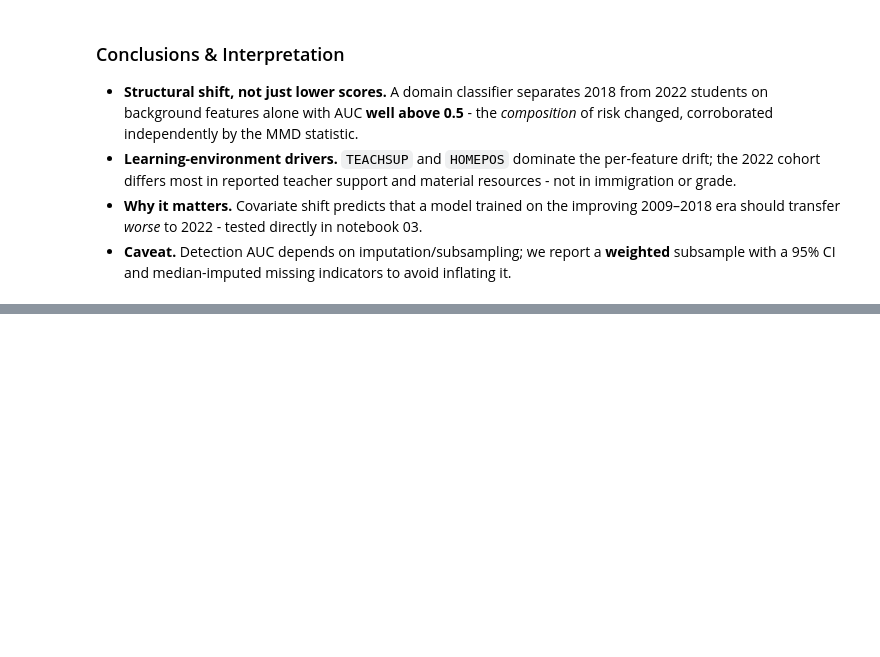
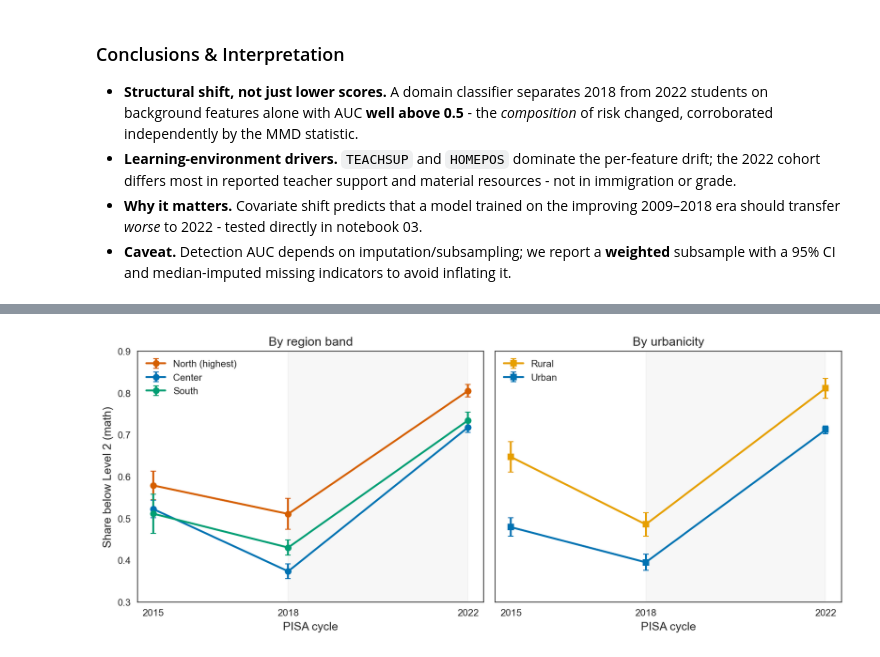
Before and after one commit to xhoja/oecd-pisa-albania, a Jupyter notebook: notebooks/02_crisis_in_context.ipynb, the cells around one changed output, grey strips where cells are left out. Drawn from its saved outputs; the diff is of its cells as text; code cells hidden in the pictures; blank space fills up the shorter version.

```diff
--- a/notebooks/02_crisis_in_context.ipynb
+++ b/notebooks/02_crisis_in_context.ipynb
@@ -270,0 +275,8 @@ If shift-AUC is high and TEACHSUP/HOMEPOS dominate the drift, the 2022 regressio
+# %%
+from src.visualization.style import apply_publication_style, PALETTE, SEQUENTIAL_CMAP
+apply_publication_style()
+R = '../outputs/results/'
+region = pd.read_csv(R+'geographic_region_by_cycle.csv')
+urban  = pd.read_csv(R+'geographic_urbanicity_by_cycle.csv')
+cell   = pd.read_csv(R+'geographic_cell_by_cycle.csv')
+gaps   = pd.read_csv(R+'geographic_gaps.csv')
@@ -270,0 +287,20 @@ If shift-AUC is high and TEACHSUP/HOMEPOS dominate the drift, the 2022 regressio
+# %%
+REG_C = {'North':PALETTE['vermilion'],'Center':PALETTE['blue'],'South':PALETTE['green']}
+URB_C = {'Rural':PALETTE['orange'],'Urban':PALETTE['blue']}
+fig,(a1,a2)=plt.subplots(1,2,figsize=(11,4.6),sharey=True)
+for b in ['North','Center','South']:
+    s=region[region.region==b].sort_values('CYCLE')
+    a1.errorbar(s.CYCLE,s.at_risk,yerr=1.96*s.se,marker='o',capsize=3,lw=2,
+                color=REG_C[b],label=b+(' (highest)' if b=='North' else ''))
+for u in ['Rural','Urban']:
+    s=urban[urban.urbanicity==u].sort_values('CYCLE')
+    a2.errorbar(s.CYCLE,s.at_risk,yerr=1.96*s.se,marker='s',capsize=3,lw=2,
+                color=URB_C[u],label=u)
+for ax,t in [(a1,'By region band'),(a2,'By urbanicity')]:
+    ax.set_xticks([2015,2018,2022]); ax.set_xlabel('PISA cycle')
+    ax.axvspan(2018,2022,color='0.5',alpha=0.06); ax.set_ylim(0.3,0.9)
+    ax.set_title(t); ax.legend(frameon=False)
+a1.set_ylabel('Share below Level 2 (math)')
+plt.tight_layout(); plt.show()
+# %% [output]
+[figure, added]
```
Also changed, not shown: parts of 13 cells of this notebook, 41 other files.
